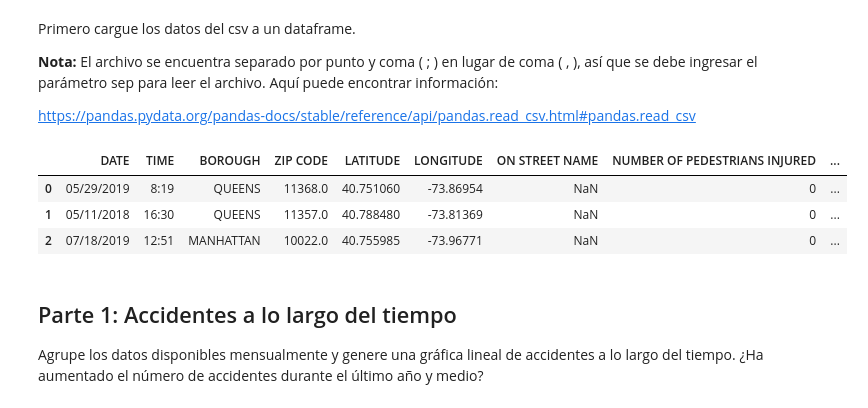
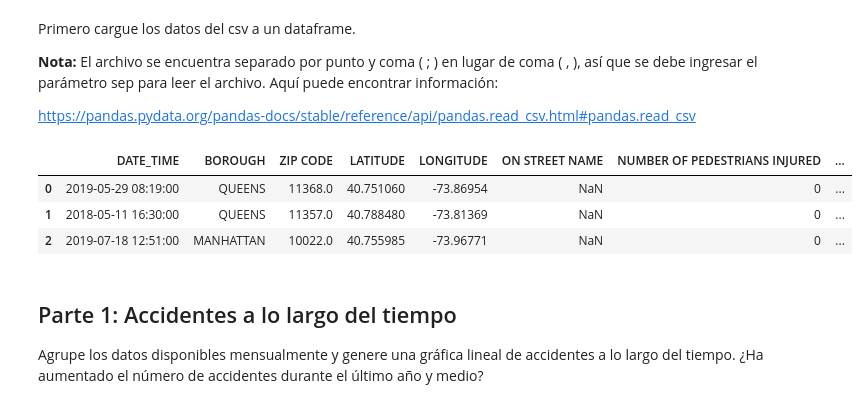
Before and after one commit to hnmelo/MujeresDigitales, a Jupyter notebook: Taller_Semana_4.ipynb, the cells around one changed output. Drawn from its saved outputs; the diff is of its cells as text; code cells hidden in the pictures.

```diff
--- a/Taller_Semana_4.ipynb
+++ b/Taller_Semana_4.ipynb
@@ -63,13 +63,13 @@ Primero cargue los datos del csv a un dataframe.
 https://pandas.pydata.org/pandas-docs/stable/reference/api/pandas.read_csv.html#pandas.read_csv
 # %%
 # Escriba su código aquí
-df = pd.read_csv('accidents_sample.csv', sep=';')
+df = pd.read_csv('accidents_sample.csv', sep=';', parse_dates=[['DATE', 'TIME']])
 df.head(3)
 # %% [output]
-|  | DATE | TIME | BOROUGH | ZIP CODE | LATITUDE | LONGITUDE | ON STREET NAME | NUMBER OF PEDESTRIANS INJURED | ... |
-| 0 | 05/29/2019 | 8:19 | QUEENS | 11368.0 | 40.751060 | -73.86954 | NaN | 0 | ... |
-| 1 | 05/11/2018 | 16:30 | QUEENS | 11357.0 | 40.788480 | -73.81369 | NaN | 0 | ... |
-| 2 | 07/18/2019 | 12:51 | MANHATTAN | 10022.0 | 40.755985 | -73.96771 | NaN | 0 | ... |
+|  | DATE_TIME | BOROUGH | ZIP CODE | LATITUDE | LONGITUDE | ON STREET NAME | NUMBER OF PEDESTRIANS INJURED | ... |
+| 0 | 2019-05-29 08:19:00 | QUEENS | 11368.0 | 40.751060 | -73.86954 | NaN | 0 | ... |
+| 1 | 2018-05-11 16:30:00 | QUEENS | 11357.0 | 40.788480 | -73.81369 | NaN | 0 | ... |
+| 2 | 2019-07-18 12:51:00 | MANHATTAN | 10022.0 | 40.755985 | -73.96771 | NaN | 0 | ... |
 # %% [markdown]
 ## Parte 1: Accidentes a lo largo del tiempo
 
```
Also changed, not shown: parts of 7 cells of this notebook.
